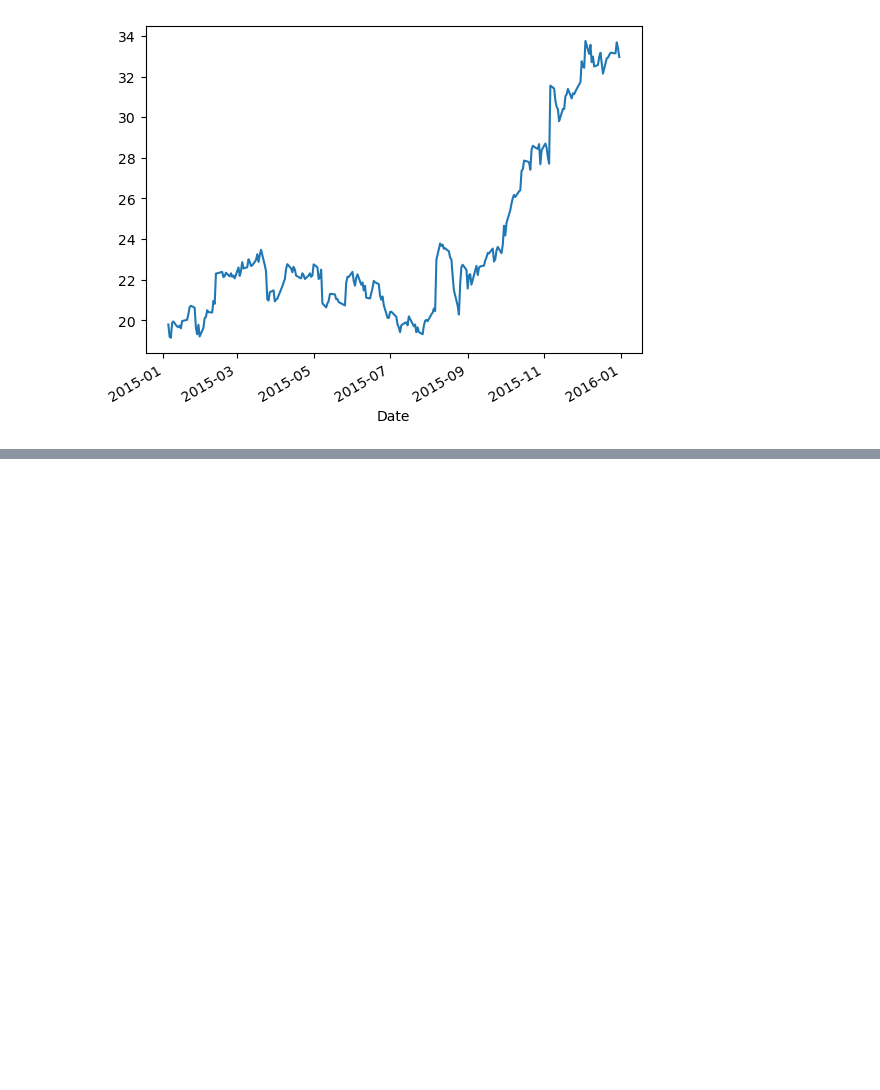
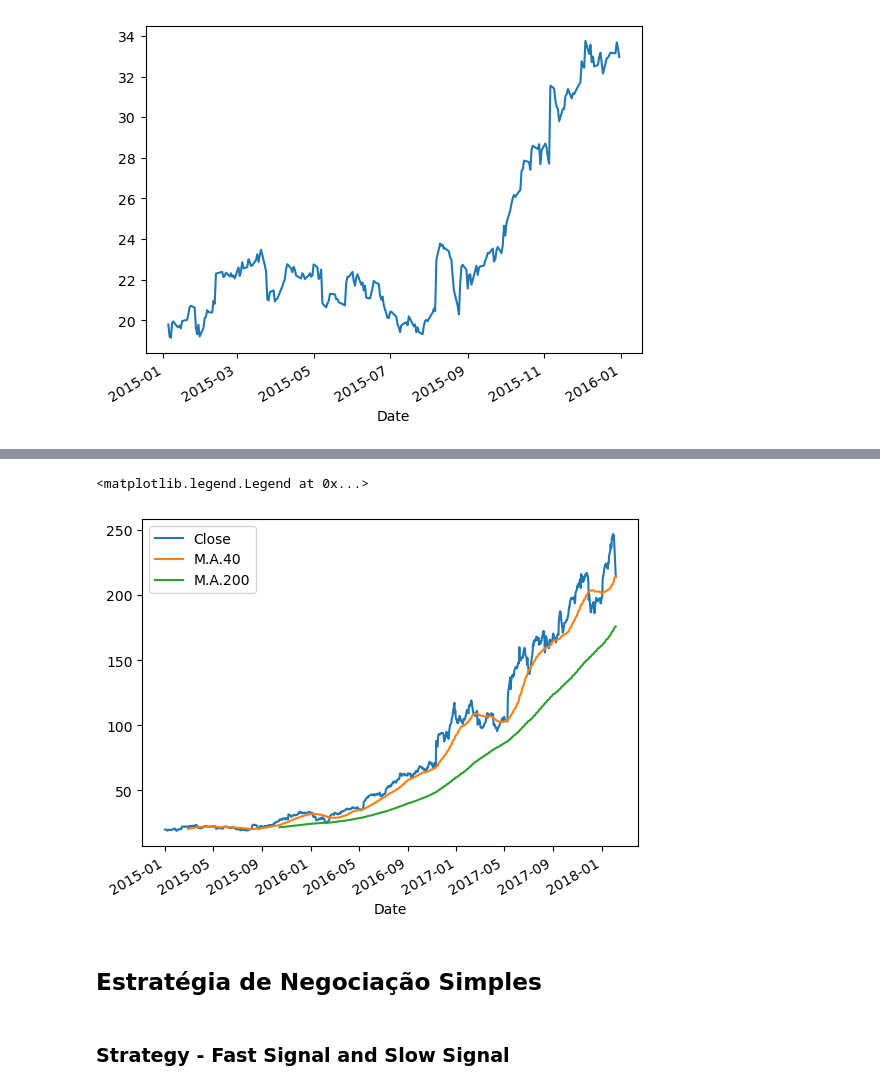
Before and after one commit to Istvan-Abner-Varga/python_analise_financeiro, a Jupyter notebook: Analise_de_Dados_Financeiros.ipynb, the cells around one changed output, grey strips where cells are left out. Saved outputs shown, nothing was run; the diff lists cells and outputs as text; code cells hidden in the pictures; blank space fills up the shorter version.

```diff
--- a/Analise_de_Dados_Financeiros.ipynb
+++ b/Analise_de_Dados_Financeiros.ipynb
@@ -158,0 +283,5 @@ fb.loc['2018-01-05':'2018-12-31','Close'].plot()
+# %%
+fb['Direction'] = [1 if fb.loc[ei, 'PriceDiff'] > 0 else -1 # Dará o valor "1" para Direction se PrinceDiff for positivo, caso contrário -1
+                  for ei in fb.index] # Define o dominio que essa opração será realizada
+
+fb.head()
@@ -158,0 +300,5 @@ fb.loc['2018-01-05':'2018-12-31','Close'].plot()
+# %%
+# Calcular a média móvel do preço de fechamento em três dias
+fb['Average3d'] = (fb['Close'] + fb['Close'].shift(1) + fb['Close'].shift(2)) / 3
+
+fb.head(10)
@@ -158,0 +318,5 @@ fb.loc['2018-01-05':'2018-12-31','Close'].plot()
+# %%
+# Método para calcular a média móvel em qualquer numero de dias using.rolling()
+fb['M.A.40'] = fb['Close'].rolling(40).mean()
+
+fb.tail(10)
@@ -158,0 +336,4 @@ fb.loc['2018-01-05':'2018-12-31','Close'].plot()
+# %%
+fb['M.A.200'] = fb['Close'].rolling(200).mean()
+
+fb.tail(10)
@@ -158,0 +353,15 @@ fb.loc['2018-01-05':'2018-12-31','Close'].plot()
+# %%
+# Comparar a média móvel com o preço de fechamento
+fb['Close'].plot()
+fb['M.A.40'].plot() # É um sinal rápido (Laranja)
+fb['M.A.200'].plot() # É um sinal lento (Verde)
+plt.legend() # Adiciona Legenda
+
+# Quando M.A.40 > M.A.200 os Trend Following acreditam que o preço da ação subirá por algum tempo
+# %% [output]
+<matplotlib.legend.Legend at 0x...>
+[figure, added]
+# %% [markdown]
+## Estratégia de Negociação Simples
+# %% [markdown]
+### Strategy - Fast Signal and Slow Signal
```
Also changed, not shown: parts of 41 cells of this notebook.
